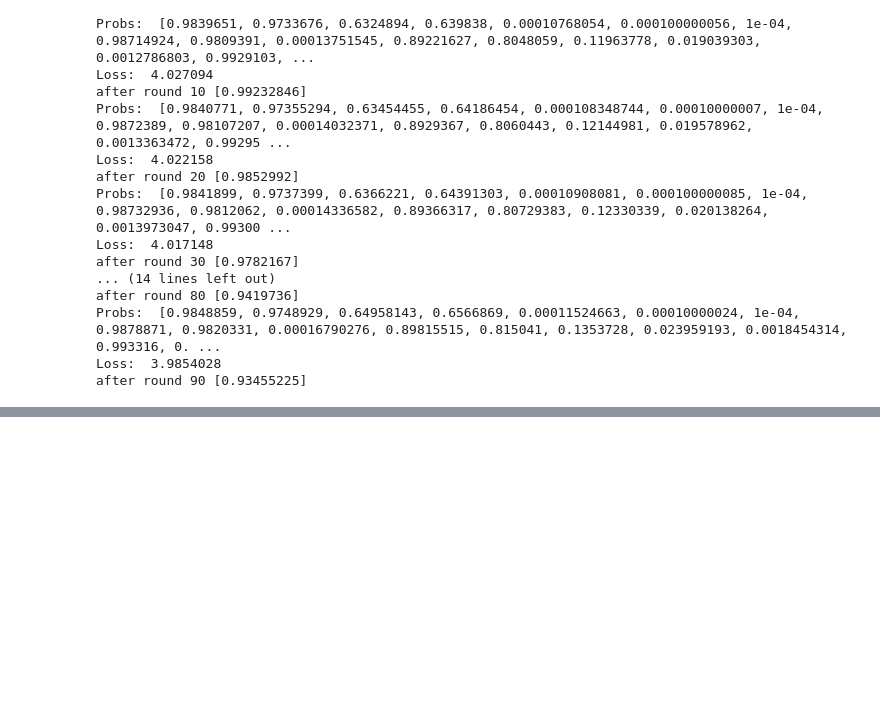
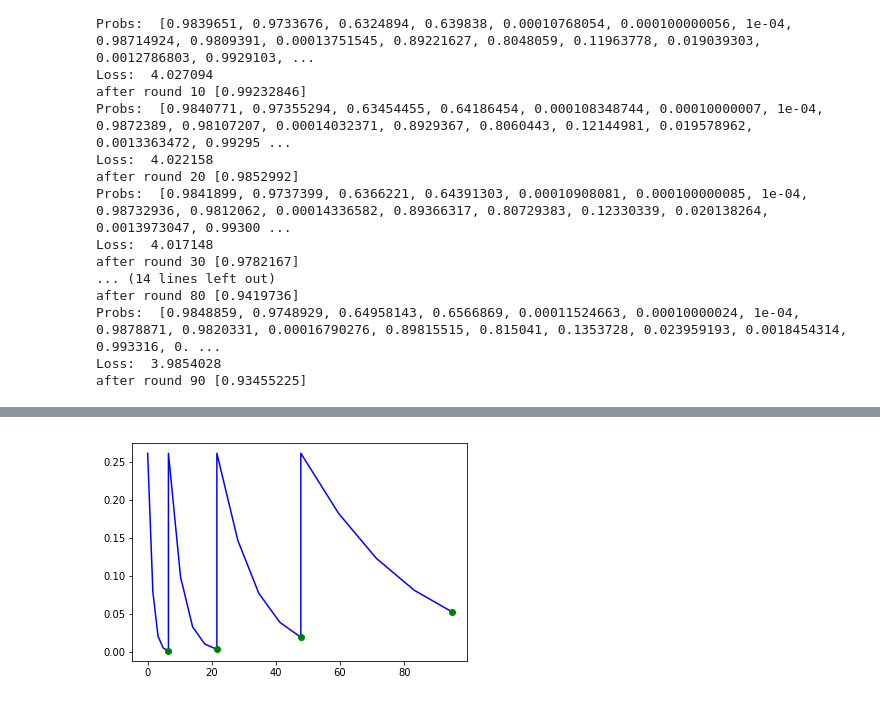
Before and after one commit to agentydragon/sched, a Jupyter notebook: Explore_Anki_data.ipynb, the cells around one changed output, grey strips where cells are left out. Saved outputs shown, nothing was run; the diff lists cells and outputs as text; code cells hidden in the pictures; blank space fills up the shorter version.

```diff
--- a/Explore_Anki_data.ipynb
+++ b/Explore_Anki_data.ipynb
@@ -264,0 +495,37 @@ after round 90 [0.93455225]
+# %%
+def plot_probability(card_reviews, w1, w2, wm, lm):
+  xs = []
+  ys = []
+  t = 0
+  good_reviews = []
+  good_reviews_ys = []
+  bad_reviews = []
+  bad_reviews_ys = []
+  ww1 = w1
+  for _, row in card_reviews.iterrows():
+    diff_seconds = row['diff'].total_seconds()
+    diff_days = diff_seconds / 86400.0
+    diff_tic = np.linspace(0, diff_days, 5)
+    tic_xs = diff_tic + t
+    logits = ww1 * diff_tic + w2
+    tic_ys = 1/(1+np.exp(logits))
+    xs.extend(tic_xs)
+    ys.extend(tic_ys)
+
+    if row['correct']:
+      good_reviews.append(t + diff_days)
+      good_reviews_ys.append(tic_ys[-1])
+      ww1 = ww1 * wm
+    else:
+      bad_reviews.append(t + diff_days)
+      bad_reviews_ys.append(tic_ys[-1])
+      ww1 = ww1 * lm
+
+    t += diff_days
+
+  plt.plot(xs, ys, 'b-', good_reviews, good_reviews_ys, 'go', bad_reviews, bad_reviews_ys, 'ro')
+
+plot_probability(get_card_reviews(get_sample_card_ids(1, random_state=11)[0]),
+                 w1=0.8738327, w2=1.040327, wm=0.35551757, lm=0.7856005)
+# %% [output]
+[figure, added]
```
Also changed, not shown: parts of 12 cells of this notebook.
